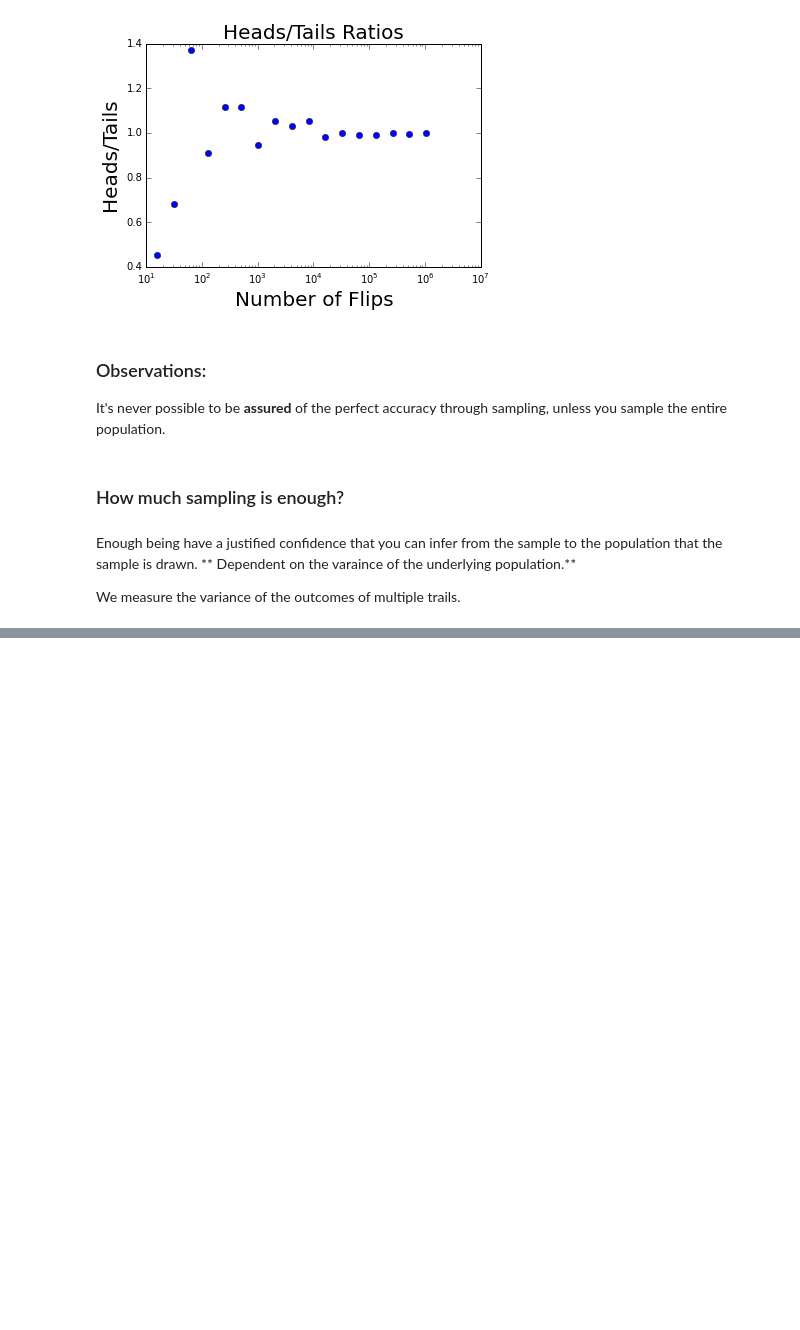
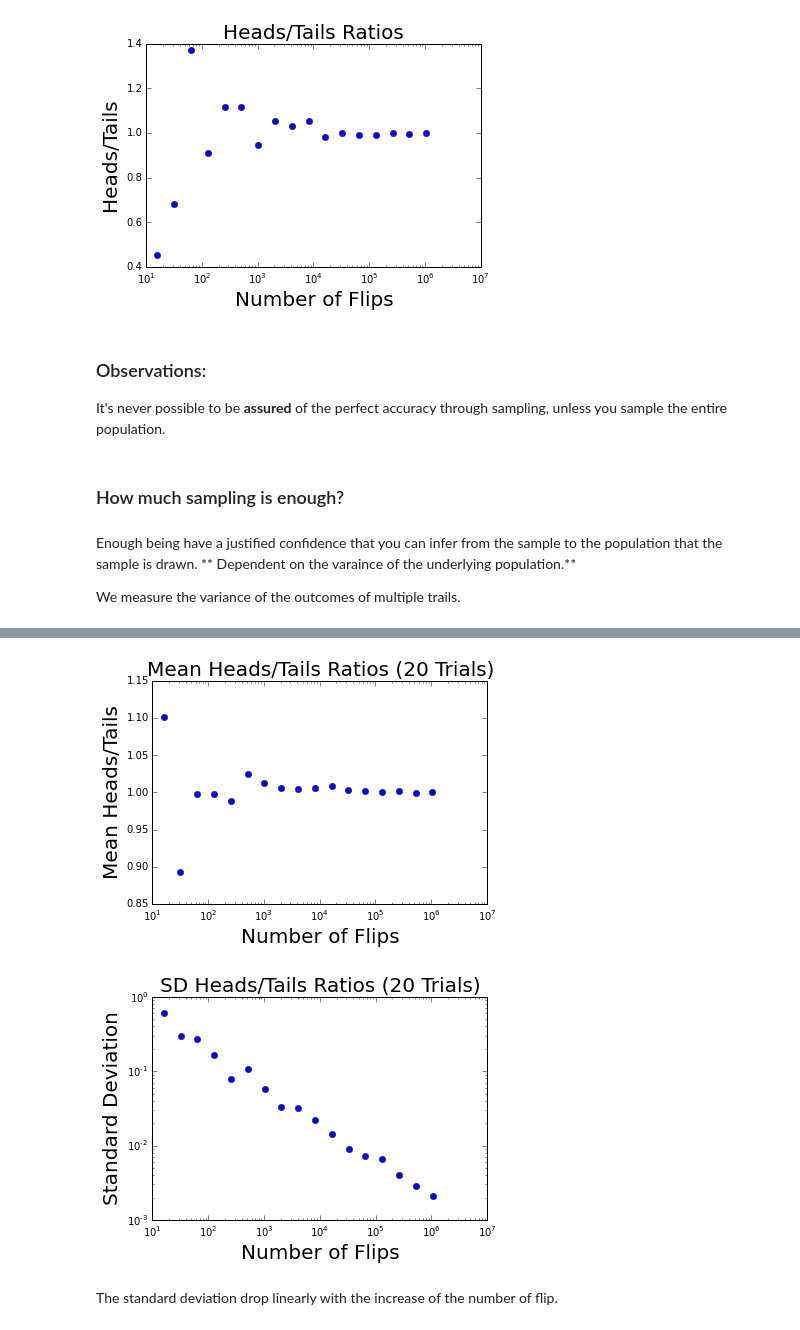
Before and after one commit to AaronRanAn/MIT_Computational_Thinking_and_Data_Science, a Jupyter notebook: Week 2/Week 2_Lec Note.ipynb, the cells around one changed output, grey strips where cells are left out. Cells and saved outputs as stored; diff of their text form; code cells hidden in the pictures; blank space fills up the shorter version.

```diff
--- a/Week 2/Week 2_Lec Note.ipynb
+++ b/Week 2/Week 2_Lec Note.ipynb
@@ -330,0 +359,50 @@ We measure the variance of the outcomes of multiple trails.
+# %%
+def runTrial(numFlips):
+    numHeads = 0
+    for n in range(numFlips):
+        if random.random() < 0.5:
+            numHeads += 1
+    numTails = numFlips - numHeads
+    return numHeads, numTails
+
+def flipPlot(minExp, maxExp, numTrials):
+    meanRatios = []
+    meanDiffs = []
+    ratiosSDs =  []
+    diffsSDs =  []
+    xAxis = []
+    for exp in range(minExp, maxExp + 1):
+        xAxis.append(2**exp)
+    for numFlips in xAxis:
+        ratios = []
+        diffs = []
+        for t in range(numTrials):
+            numHeads, numTails = runTrial(numFlips)
+            ratios.append(numHeads/float(numTails))
+            diffs.append(abs(numHeads - numTails))
+        meanRatios.append(sum(ratios)/numTrials)
+        meanDiffs.append(sum(diffs)/numTrials)
+        ratiosSDs.append(stdDev(ratios))
+        diffsSDs.append(stdDev(diffs))
+    pylab.plot(xAxis, meanRatios, 'bo')
+    pylab.title('Mean Heads/Tails Ratios ('
+                + str(numTrials) + ' Trials)')
+    pylab.xlabel('Number of Flips')
+    pylab.ylabel('Mean Heads/Tails')
+    pylab.semilogx()
+    pylab.figure()
+    pylab.plot(xAxis, ratiosSDs, 'bo')
+    pylab.title('SD Heads/Tails Ratios ('
+                + str(numTrials) + ' Trials)')
+    pylab.xlabel('Number of Flips')
+    pylab.ylabel('Standard Deviation')
+    pylab.semilogx()
+    pylab.semilogy()
+# %%
+flipPlot(4, 20, 20)
+pylab.show()
+# %% [output]
+[figure, added]
+[figure, added]
+# %% [markdown]
+The standard deviation drop linearly with the increase of the number of flip.
```
Also changed, not shown: parts of 30 cells of this notebook.
